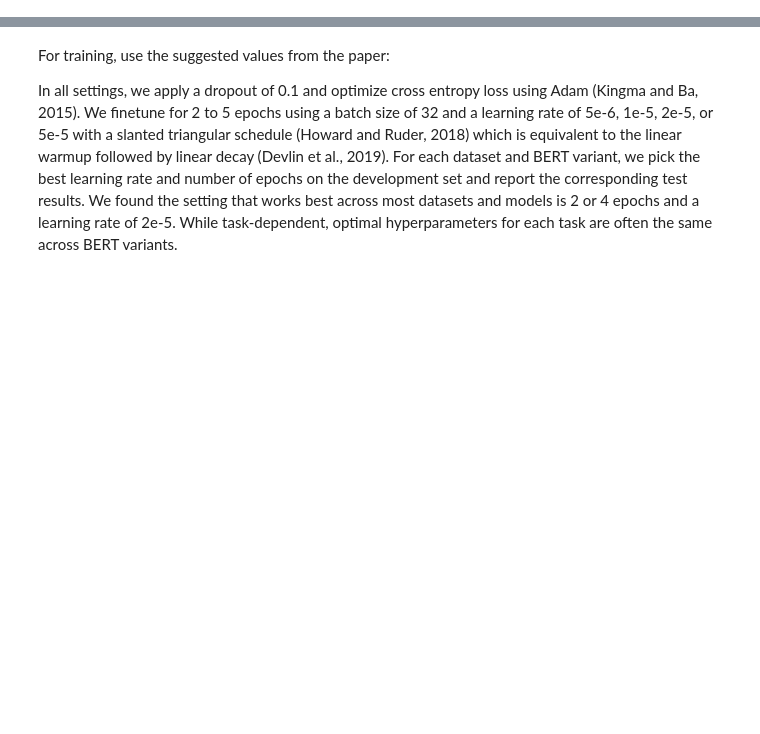
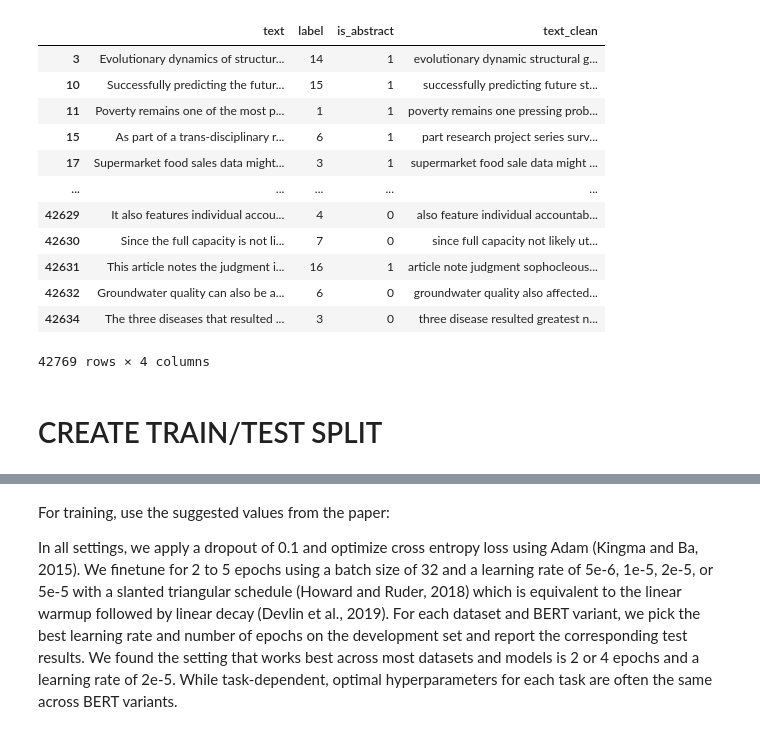
Before and after one commit to MaBlock7/NLPSharedTask, a Jupyter notebook: main_scibert_finetuning.ipynb, the cells around one changed output, grey strips where cells are left out. Drawn from its saved outputs; the diff is of its cells as text; code cells hidden in the pictures; blank space fills up the shorter version.

Commit message:
Put preprocessing in fine tuning notebook and cleaned repo

```diff
--- a/main_scibert_finetuning.ipynb
+++ b/main_scibert_finetuning.ipynb
@@ -29,0 +94,2 @@ You should probably TRAIN this model on a down-stream task to be able to use it
+# %%
+df = df_base.copy()
@@ -29,0 +138,6 @@ You should probably TRAIN this model on a down-stream task to be able to use it
+# %%
+def remove_urls_and_html_tags(text: str) -> str:
+    html_tags_pattern = r'<.*?>'
+    text_without_html_tags = re.sub(html_tags_pattern, '', text)
+    url_pattern = re.compile(r'https?://\S+|www\.\S+')
+    return url_pattern.sub(r'', text_without_html_tags)
@@ -29,0 +148,26 @@ You should probably TRAIN this model on a down-stream task to be able to use it
+# %%
+def preprocess_text(text: str) -> str:
+
+    # Lowercasing
+    text = text.lower()
+
+    # Removal of urls and html tags
+    text = remove_urls_and_html_tags(text)
+
+    #Removal of Numeric values
+    text = re.sub(r'\d+', '', text)
+
+    # Tokenization
+    tokens = word_tokenize(text)
+
+    # Remove punctuation and non-alphabetic characters
+    tokens = [token for token in tokens if token.isalpha()]
+
+    # Selective removal of stopwords
+    tokens = [token for token in tokens if token not in stop_words_without_sentiment]
+
+    # Lemmatization
+    lemmatizer = WordNetLemmatizer()
+    tokens = [lemmatizer.lemmatize(token) for token in tokens]
+
+    return ' '.join(tokens)
@@ -29,0 +177,19 @@ You should probably TRAIN this model on a down-stream task to be able to use it
+# %%
+# Apply custom pre-processing
+df['text_clean'] = df.text.apply(preprocess_text)
+# %%
+df
+# %% [output]
+|  | text | label | is_abstract | text_clean |
+| 3 | Evolutionary dynamics of structur... | 14 | 1 | evolutionary dynamic structural g... |
+| 10 | Successfully predicting the futur... | 15 | 1 | successfully predicting future st... |
+| 11 | Poverty remains one of the most p... | 1 | 1 | poverty remains one pressing prob... |
+| 15 | As part of a trans-disciplinary r... | 6 | 1 | part research project series surv... |
+| 17 | Supermarket food sales data might... | 3 | 1 | supermarket food sale data might ... |
+| ... | ... | ... | ... | ... |
+| 42629 | It also features individual accou... | 4 | 0 | also feature individual accountab... |
+| 42630 | Since the full capacity is not li... | 7 | 0 | since full capacity not likely ut... |
+| 42631 | This article notes the judgment i... | 16 | 1 | article note judgment sophocleous... |
+| 42632 | Groundwater quality can also be a... | 6 | 0 | groundwater quality also affected... |
+| 42634 | The three diseases that resulted ... | 3 | 0 | three disease resulted greatest n... |
+42769 rows × 4 columns
@@ -30 +199,3 @@ You should probably TRAIN this model on a down-stream task to be able to use it
+# %% [markdown]
+# CREATE TRAIN/TEST SPLIT
 # %%
```
Also changed, not shown: parts of 24 cells of this notebook, 6 other files.
